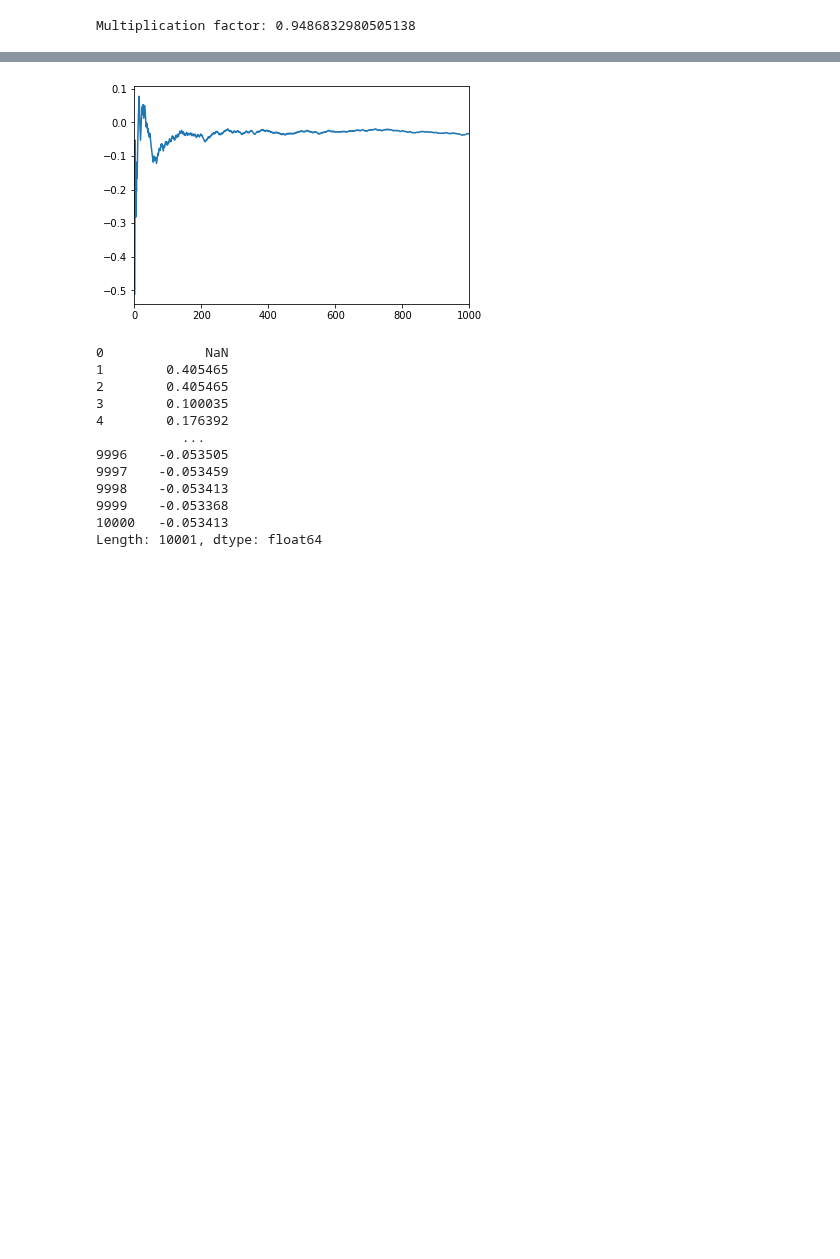
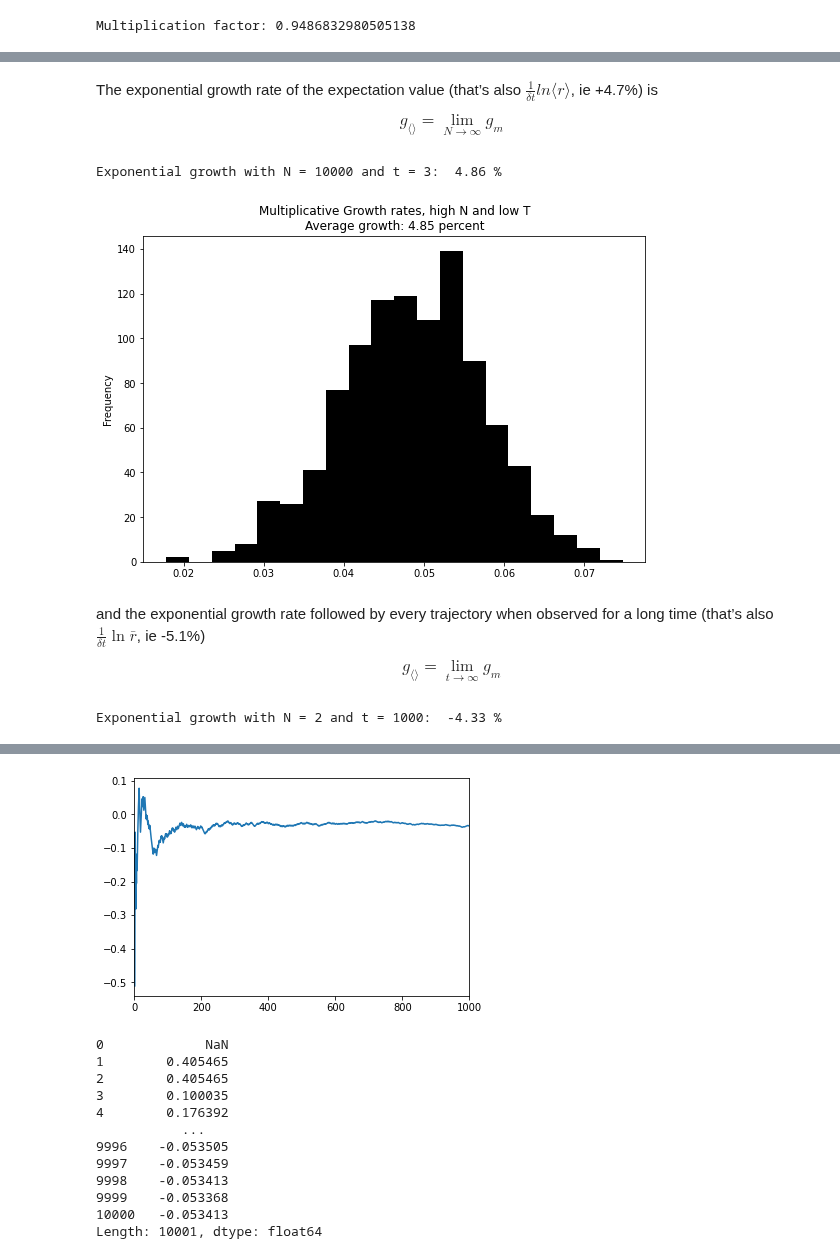
Before and after one commit to lucaberlanda/Magazzino, a Jupyter notebook: Economics/Ergodicity.ipynb, the cells around one changed output, grey strips where cells are left out. Drawn from its saved outputs; the diff is of its cells as text; code cells hidden in the pictures; blank space fills up the shorter version.

```diff
--- a/Economics/Ergodicity.ipynb
+++ b/Economics/Ergodicity.ipynb
@@ -76,0 +116,40 @@ log_growth_avg.loc[1000, :].plot(kind='hist', bins=20)
+# %%
+def mul_exp_growth_rate(r_pos, r_neg, T, N, do_print=True):
+
+    # starting wealth is one
+
+    realizations = pd.DataFrame(np.random.choice([r_pos, r_neg], [T, N]))
+    wealth_evolution = realizations.cumprod()
+    exp_growth = np.log(wealth_evolution.iloc[-1, :].mean()) / T
+
+    if do_print:
+        print('Exponential growth with N = %s and t = %s: ' % (str(N), str(T)), round(exp_growth * 100, 2), '%')
+
+    return exp_growth
+# %% [markdown]
+The exponential growth rate of the expectation value (that’s also $\frac{1}{\delta t} ln \langle r \rangle$, ie +4.7%) is
+
+$$g_{\langle \rangle} = \lim_{N \to \infty} g_m$$
+# %%
+mul_exp_growth_high_N = mul_exp_growth_rate(r_pos=1.5, r_neg=0.6, N=10000, T=3)
+# %% [output]
+Exponential growth with N = 10000 and t = 3:  4.86 %
+# %%
+growth_l = []
+for i in range(1000):
+    growth_l.append(mul_exp_growth_rate(r_pos=1.5, r_neg=0.6, N=1000, T=3, do_print=False))
+# %%
+fig_title = 'Multiplicative Growth rates, high N and low T\nAverage growth: %s percent'  % \
+round(pd.Series(growth_l).mean() * 100, 2)
+pd.Series(growth_l).plot(kind='hist', bins=20, color='black', figsize=(9, 6), title=fig_title)
+plt.show()
+# %% [output]
+[figure, added]
+# %% [markdown]
+and the exponential growth rate followed by every trajectory when observed for a long time (that’s also  $\frac{1}{\delta t} \ln \bar{r}$, ie -5.1%)
+
+$$g_{\langle \rangle} = \lim_{t \to \infty} g_m$$
+# %%
+mul_exp_growth_high_N = mul_exp_growth_rate(r_pos=1.5, r_neg=0.6, N=2, T=1000)
+# %% [output]
+Exponential growth with N = 2 and t = 1000:  -4.33 %
```
Also changed, not shown: parts of 22 cells of this notebook, 37 other files.
